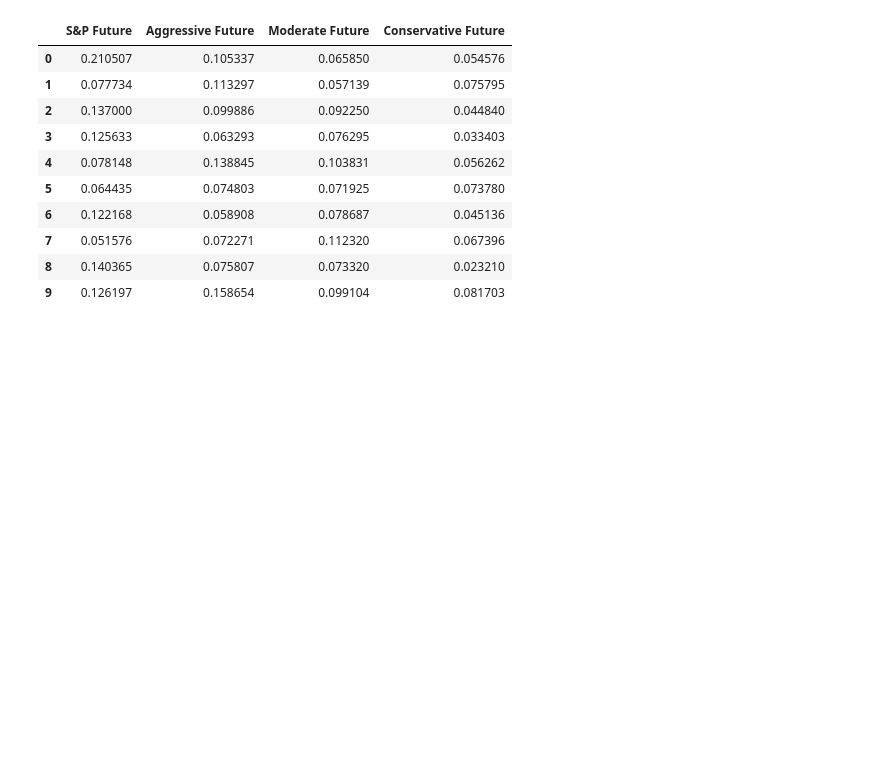
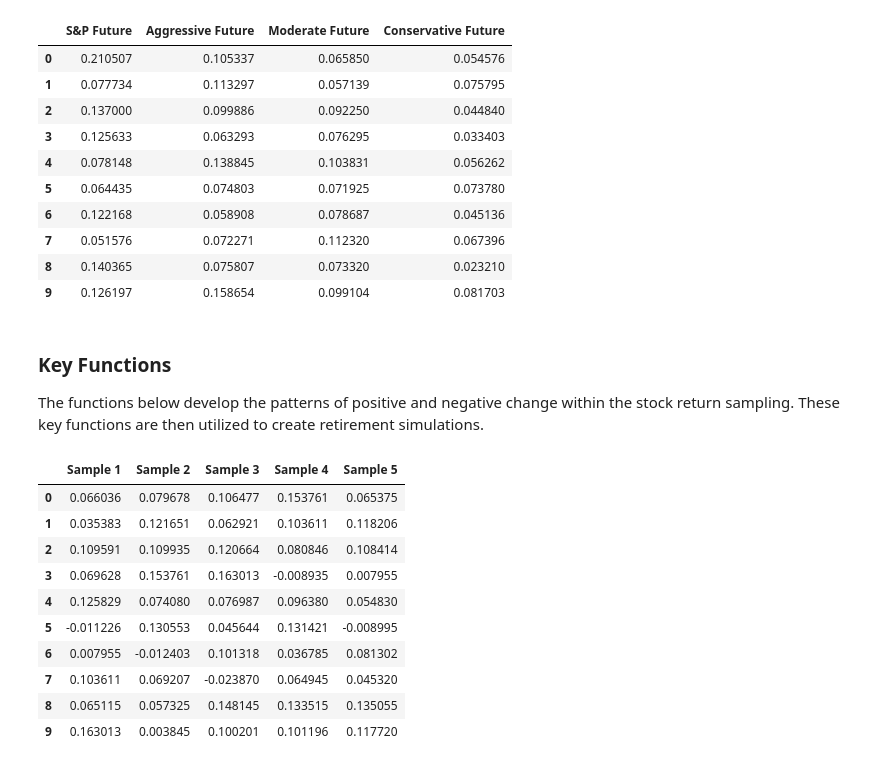
Before and after one commit to BotanicalAmy/Retirement-Forecaster, a Jupyter notebook: Retirement_Simulator.ipynb, the cells around one changed output. Saved outputs shown, nothing was run; the diff lists cells and outputs as text; code cells hidden in the pictures; blank space fills up the shorter version.

```diff
--- a/Retirement_Simulator.ipynb
+++ b/Retirement_Simulator.ipynb
@@ -169,6 +172,10 @@ aggressive = {'aggressive_investor':list(future_returns['Aggressive Future'])}
 moderate = {'moderate_investor': list(future_returns['Moderate Future'])}
 conservative = {'conservative_investor':list(future_returns['Conservative Future'])}
 nervous = {'nervous_investor':list(future_returns['Aggressive Future'])}
+# %% [markdown]
+### Key Functions
+
+The functions below develop the patterns of positive and negative change within the stock return sampling. These key functions are then utilized to create retirement simulations.
 # %%
 #based on the rate distribution patterns, the negative counter function is only used for the aggressive return rates
 #function to calculate the percentage of negative return rates
@@ -189,13 +196,12 @@ def positive_change_counter(list):
     percent_pos_change = (pos_change_counter/len(list))*100
     return percent_pos_change
 
-#enter the investor type (aggressive, moderate, conservative or nervous), the initial investment, and the number of years to forecast
-def retirement_forecast(investor, investment, years):
+def rate_sampler(investor, years):
     forecast_rates = list(investor.values())[0]
     investor_type = list(investor.keys())[0]
     sample_count = 0
     forecast_samples = {}
-    forecast_df = [0,0]
+    rate_df = [0,0]
 
     #require the user to enter a minimum of 10 years
     if years < 10:
@@ -217,46 +223,47 @@ def retirement_forecast(investor, investment, years):
                     forecast_samples[column_name] = agg_rates
                     sample_count += 1
             #creating nervous investor, zero rates signify pulling out of the market
             if investor_type == 'nervous_investor':
                 #this statement is pushing the zeroed values into my aggressive return dataframe
                 if negative < 10:
                     pass
                 else:
                     #if investor is nervous, replace the three consecutive returns after a negative rate with a zero
                     nervous_rates = rates.copy()
                     for i in range(len(nervous_rates)-3):
                         if nervous_rates[i] < 0:
                             nervous_rates[i+1] = 0
                             nervous_rates[i+2] = 0
                             nervous_rates[i+3] = 0
                     zero_rates = nervous_rates
                     column_name = 'Sample ' + str(sample_count+1)
                     forecast_samples[column_name] = zero_rates
                     sample_count += 1
             #conservative or moderate investor
             if investor_type == 'conservative_investor' or investor_type == 'moderate_investor':
                 con_mod_rates = rates.copy()
                 column_name = 'Sample ' + str(sample_count+1)
                 forecast_samples[column_name] = con_mod_rates
                 sample_count += 1
             else:
                 pass
         else:
             pass
+    #create dataframe from the dictionary
+    rate_df = pd.DataFrame(forecast_samples)
+    return(rate_df)
 
-    #create dataframe from the dictionary
-    forecast_df = pd.DataFrame(forecast_samples)
-    #create  year column, starting with the current year and adding a year for each row
-    forecast_df['Year'] = datetime.now().year + forecast_df.index
-    forecast_df.set_index('Year', inplace=True)
-    #pull in initial investment
-    initial_investment = investment
-    #create a new dataframe to hold the future value of the investment
-    future_value = pd.DataFrame()
-    for f in range(5):
-        future_value['Sample ' + str(f+1)] = initial_investment*(1 + forecast_df['Sample ' + str(f+1)]).cumprod()
-    #create a column that shows the average return for each year
-    future_value['Avg. Return'] = forecast_df.mean(axis=1)
-    future_value['Year'] = forecast_df.index
-    future_value.set_index('Year', inplace=True)
-    return future_value
+test_rate = rate_sampler(aggressive, 10)
+test_rate.head(10)
+# %% [output]
+|  | Sample 1 | Sample 2 | Sample 3 | Sample 4 | Sample 5 |
+| 0 | 0.066036 | 0.079678 | 0.106477 | 0.153761 | 0.065375 |
+| 1 | 0.035383 | 0.121651 | 0.062921 | 0.103611 | 0.118206 |
+| 2 | 0.109591 | 0.109935 | 0.120664 | 0.080846 | 0.108414 |
+| 3 | 0.069628 | 0.153761 | 0.163013 | -0.008935 | 0.007955 |
+| 4 | 0.125829 | 0.074080 | 0.076987 | 0.096380 | 0.054830 |
+| 5 | -0.011226 | 0.130553 | 0.045644 | 0.131421 | -0.008995 |
+| 6 | 0.007955 | -0.012403 | 0.101318 | 0.036785 | 0.081302 |
+| 7 | 0.103611 | 0.069207 | -0.023870 | 0.064945 | 0.045320 |
+| 8 | 0.065115 | 0.057325 | 0.148145 | 0.133515 | 0.135055 |
+| 9 | 0.163013 | 0.003845 | 0.100201 | 0.101196 | 0.117720 |
```
Also changed, not shown: parts of 18 cells of this notebook, 1 other file.
